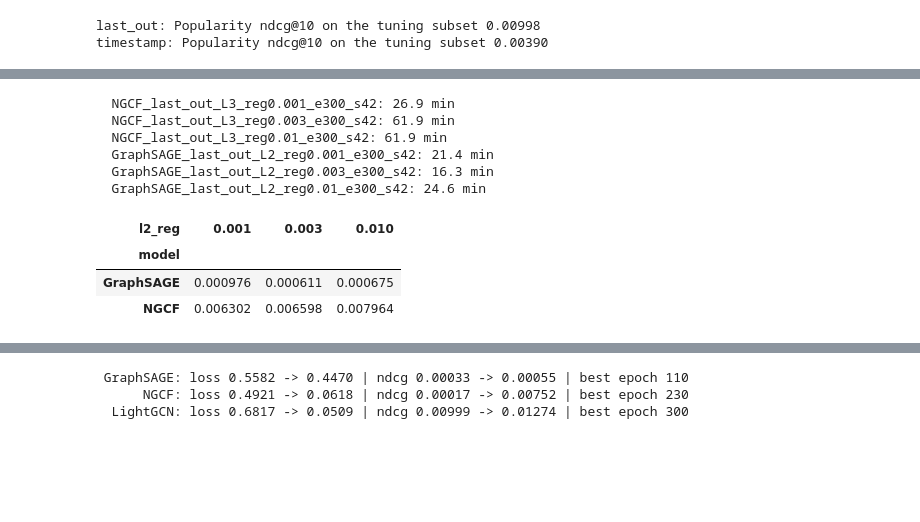
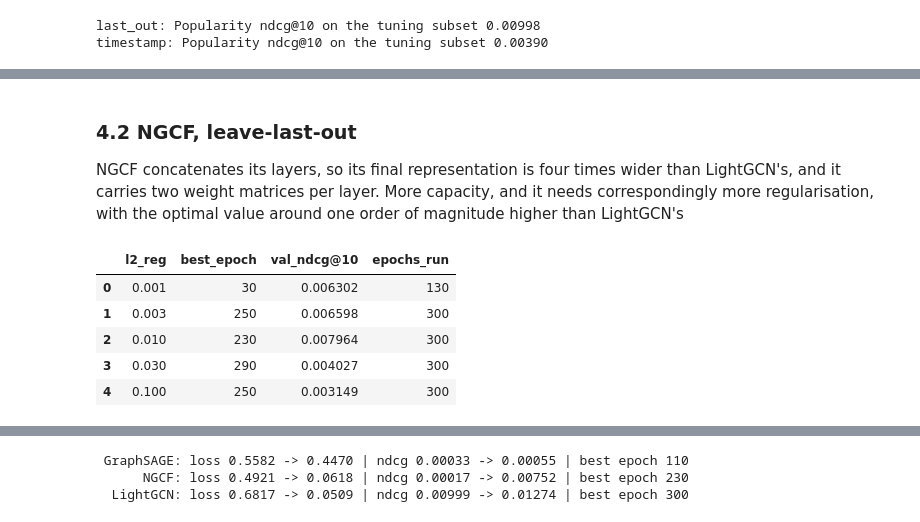
Before and after one commit to ErjonXhani/gnn-recommender-dissertation, a Jupyter notebook: notebooks/10_hyperparameter_tuning.ipynb, the cells around one changed output, grey strips where cells are left out. Drawn from its saved outputs; the diff is of its cells as text; code cells hidden in the pictures; blank space fills up the shorter version.

```diff
--- a/notebooks/10_hyperparameter_tuning.ipynb
+++ b/notebooks/10_hyperparameter_tuning.ipynb
@@ -314,15 +241,0 @@ pd.DataFrame(coarse)
-# %%
-coarse2 = []
-for reg in [1e-5, 5e-5, 1e-4, 3e-4]:
-    outcome = run("LightGCN", "last_out", n_layers=3, l2_reg=reg,
-                  epochs=150, patience=12, eval_every=5)
-    coarse2.append({
-        "l2_reg": reg,
-        "best_epoch": outcome["best_epoch"],
-        "val_ndcg@10": outcome["best_val_score"],
-        "final_loss": outcome["history"]["loss"].iloc[-1],
-        "epochs_run": len(outcome["history"]),
-    })
-    print(coarse2[-1], flush=True)
-
-pd.DataFrame(coarse2)
@@ -339,10 +241,0 @@ pd.DataFrame(coarse2)
-# %%
-converge = {}
-for reg in [3e-4, 1e-3]:
-    print(f"reg {reg}")
-    outcome = run("LightGCN", "last_out", n_layers=3, l2_reg=reg,
-                  epochs=300, patience=20, eval_every=10, verbose=True)
-    converge[reg] = outcome
-    print(f"  best epoch {outcome['best_epoch']}, "
-          f"val ndcg@10 {outcome['best_val_score']:.5f}, "
-          f"epochs run {len(outcome['history'])}\n")
@@ -428,7 +291,0 @@ def tune_one(name, protocol, n_layers, l2_reg, epochs=300, seed=SEED, **override
-# %%
-# saving the 300 epochs runs already done
-
-for reg, outcome in converge.items():
-    outcome["history"].to_csv(
-        TUNING_CACHE / f"LightGCN_last_out_L3_reg{reg:g}_s{SEED}.csv", index=False)
-print(sorted(p.name for p in TUNING_CACHE.glob("*.csv")))
@@ -554,21 +314,22 @@ depth_tuned.pivot(index="n_layers", columns="l2_reg", values="val_ndcg@10")
 | 2 | NaN | 0.011571 | 0.012128 | 0.011910 | NaN |
 | 3 | NaN | 0.012407 | 0.012740 | 0.011910 | NaN |
 | 4 | 0.011678 | 0.012308 | 0.012107 | NaN | NaN |
+# %% [markdown]
+### 4.2 NGCF, leave-last-out
+
+NGCF concatenates its layers, so its final representation is four times wider than
+LightGCN's, and it carries two weight matrices per layer. More capacity, and it needs
+correspondingly more regularisation, with the optimal value around one order of magnitude higher than LightGCN's
 # %%
-probe_ngcf_sage = pd.DataFrame([
-    tune_one(name, "last_out", n_layers=MODELS[name]["layers"], l2_reg=reg, epochs=300)
-    for name in ["NGCF", "GraphSAGE"]
-    for reg in [1e-3, 3e-3, 1e-2]
+ngcf_reg = pd.DataFrame([
+    tune_one("NGCF", "last_out", n_layers=3, l2_reg=reg, epochs=300)
+    for reg in [1e-3, 3e-3, 1e-2, 3e-2, 1e-1]
 ])
-probe_ngcf_sage.pivot(index="model", columns="l2_reg", values="val_ndcg@10")
+ngcf_reg[["l2_reg", "best_epoch", "val_ndcg@10", "epochs_run"]]
 # %% [output]
-  NGCF_last_out_L3_reg0.001_e300_s42: 26.9 min
-  NGCF_last_out_L3_reg0.003_e300_s42: 61.9 min
-  NGCF_last_out_L3_reg0.01_e300_s42: 61.9 min
-  GraphSAGE_last_out_L2_reg0.001_e300_s42: 21.4 min
-  GraphSAGE_last_out_L2_reg0.003_e300_s42: 16.3 min
-  GraphSAGE_last_out_L2_reg0.01_e300_s42: 24.6 min
-| l2_reg | 0.001 | 0.003 | 0.010 |
-| model |  |  |  |
-| GraphSAGE | 0.000976 | 0.000611 | 0.000675 |
-| NGCF | 0.006302 | 0.006598 | 0.007964 |
+|  | l2_reg | best_epoch | val_ndcg@10 | epochs_run |
+| 0 | 0.001 | 30 | 0.006302 | 130 |
+| 1 | 0.003 | 250 | 0.006598 | 300 |
+| 2 | 0.010 | 230 | 0.007964 | 300 |
+| 3 | 0.030 | 290 | 0.004027 | 300 |
+| 4 | 0.100 | 250 | 0.003149 | 300 |
```
Also changed, not shown: parts of 54 cells of this notebook, 9 other files.
